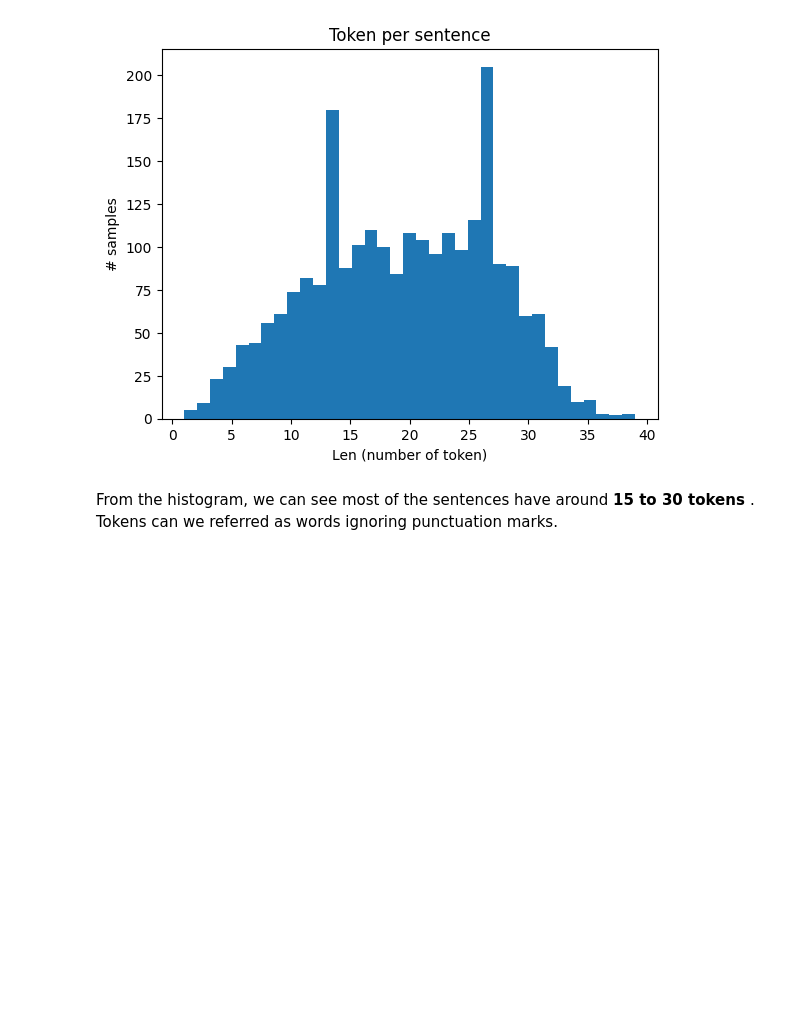
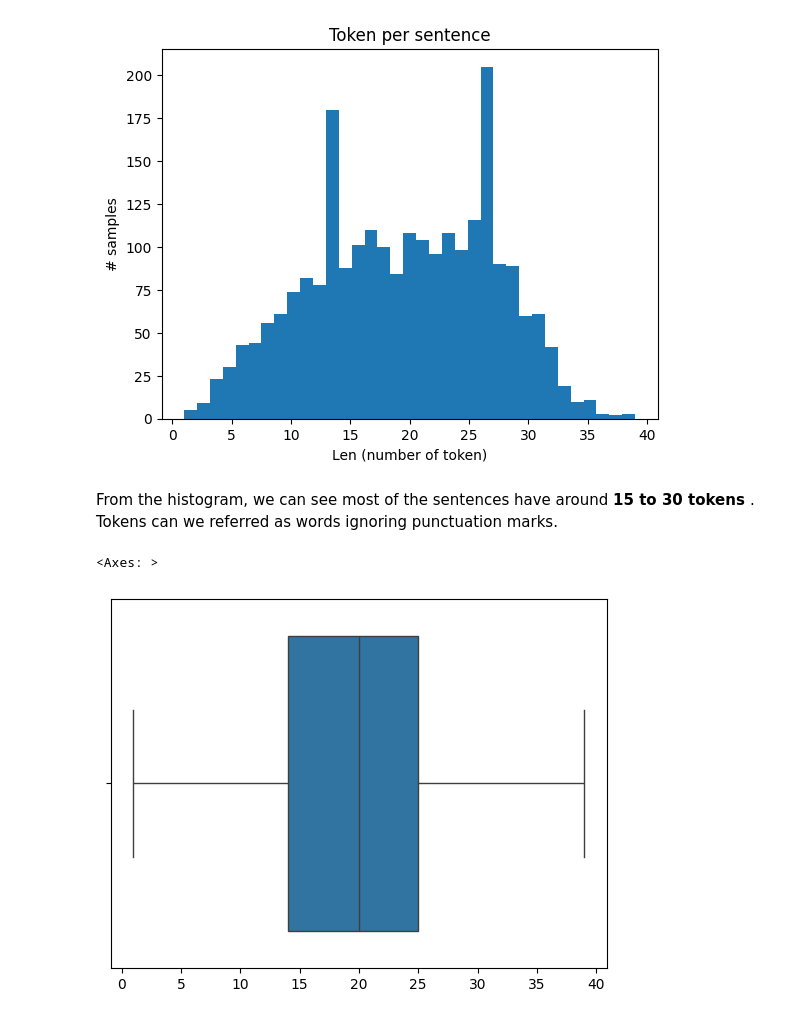
Before and after one commit to varuntyagi-i/Twitter-NER, a Jupyter notebook: notebook_init.ipynb, the cells around one changed output. Cells and saved outputs as stored; diff of their text form; code cells hidden in the pictures; blank space fills up the shorter version.

```diff
--- a/notebook_init.ipynb
+++ b/notebook_init.ipynb
@@ -141,5 +192,7 @@ B-tvshow            34
 I-tvshow            31
 I-sportsteam        23
 Name: count, dtype: int64
+# %%
+senteces_length = [len(s) for s in data]
 # %%
 # Plot sentence by lenght
@@ -152,3 +205,8 @@ plt.show()
 [figure]
 # %% [markdown]
 From the histogram, we can see most of the sentences have around <b> 15 to 30 tokens </b>. Tokens can we referred as words ignoring punctuation marks.
+# %%
+sns.boxplot(x = senteces_length)
+# %% [output]
+<Axes: >
+[figure, added]
```
Also changed, not shown: parts of 78 cells of this notebook, 2 other files.
